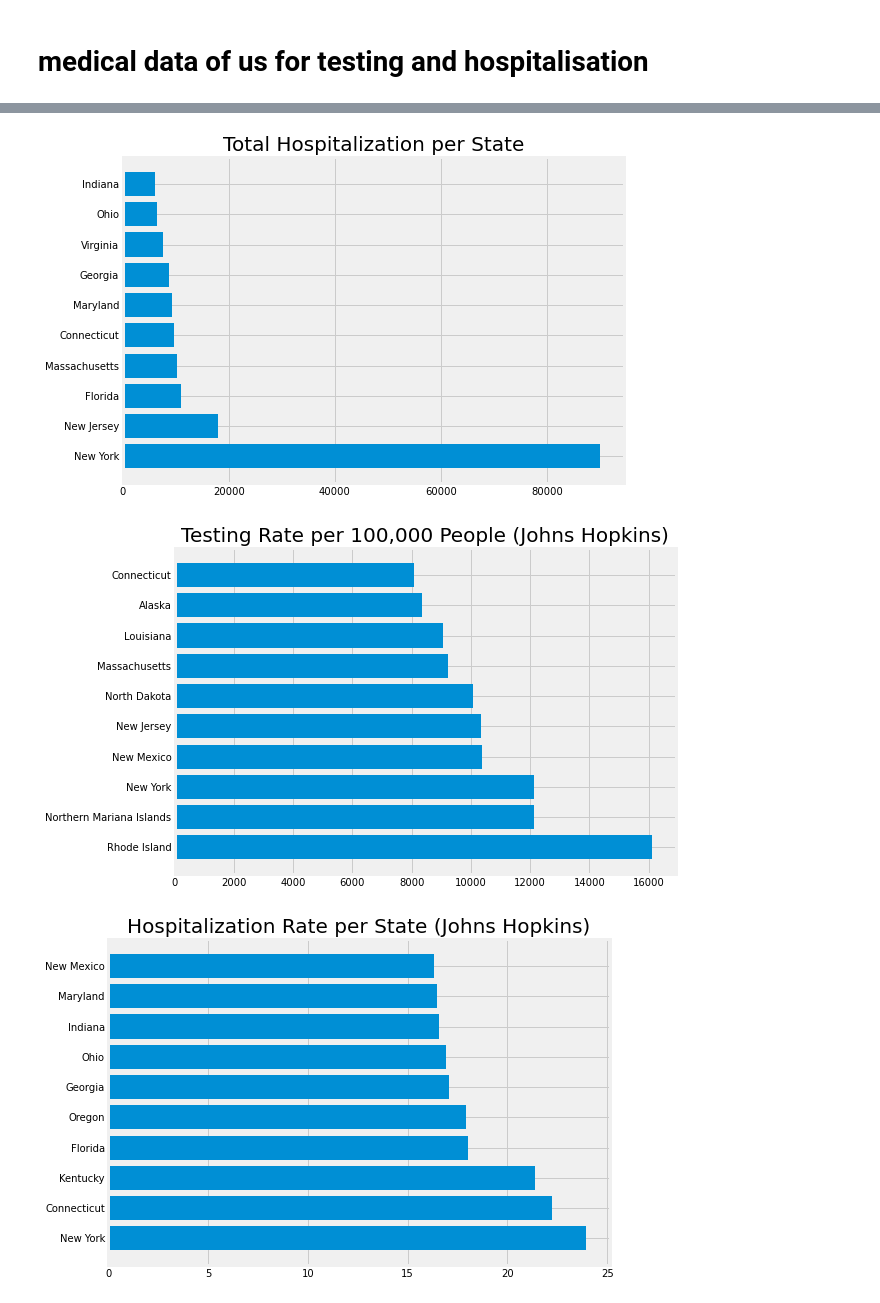
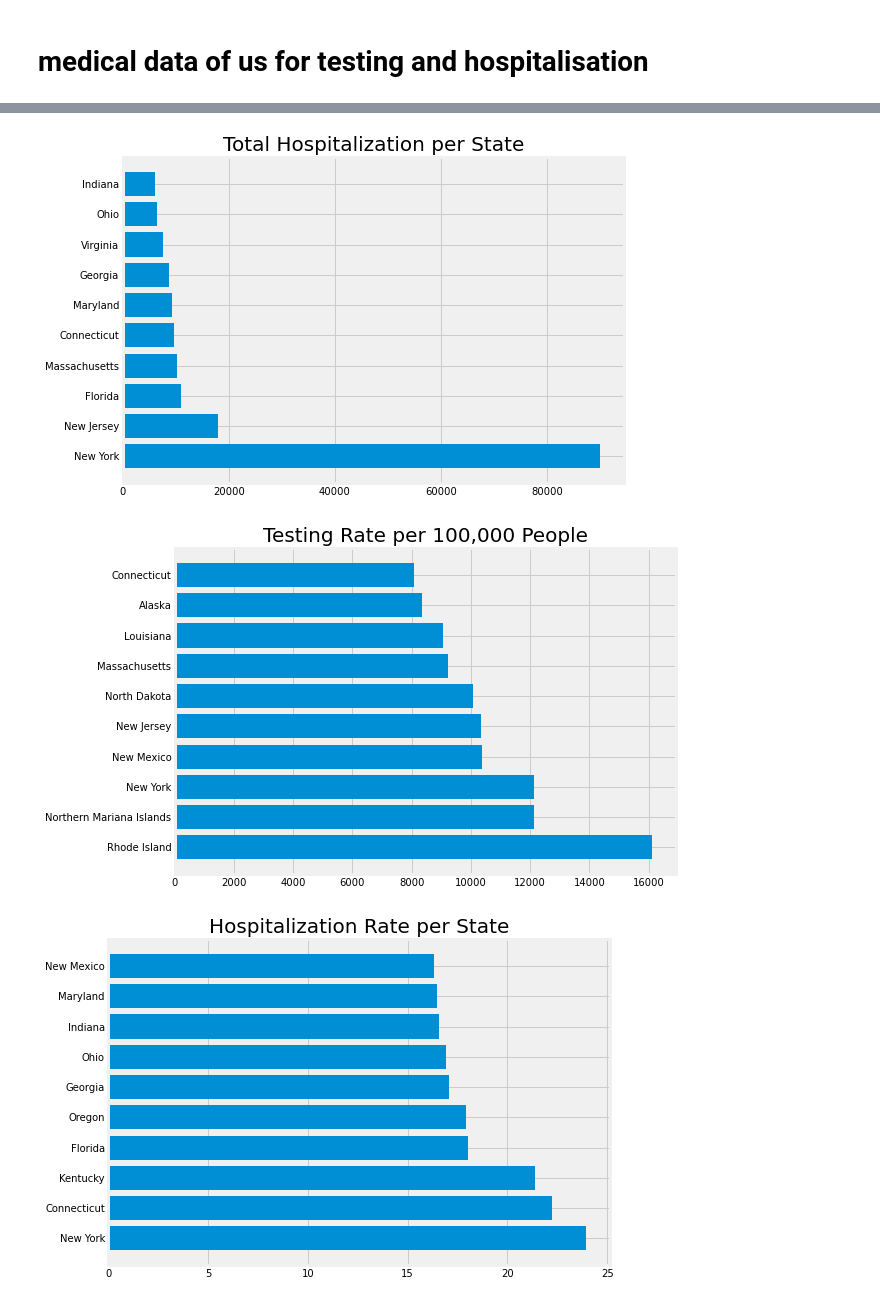
Before and after one commit to a-a-ahmed/Covid-19-Prediction-and-Visualization-using-SVM-Bayesian-Ridge-Polynomial-Regression, a Jupyter notebook: Covid-19 Prediction and Visualization using SVM-Bayesian Ridge-Polynomial Regression.ipynb, the cells around one changed output, grey strips where cells are left out. Cells and saved outputs as stored; diff of their text form; code cells hidden in the pictures.

```diff
--- a/Covid-19 Prediction and Visualization using SVM-Bayesian Ridge-Polynomial Regression.ipynb
+++ b/Covid-19 Prediction and Visualization using SVM-Bayesian Ridge-Polynomial Regression.ipynb
@@ -886,34 +886,34 @@ def plot_us_medical_data():
     testing_number = []
     hospitalization_number = []
     testing_rate = []
     hospitalization_rate = []
 
     for i in states:
         testing_number.append(us_medical_data[us_medical_data['Province_State']==i]['People_Tested'].sum())
         hospitalization_number.append(us_medical_data[us_medical_data['Province_State']==i]['People_Hospitalized'].sum())
         testing_rate.append(us_medical_data[us_medical_data['Province_State']==i]['Testing_Rate'].max())
         hospitalization_rate.append(us_medical_data[us_medical_data['Province_State']==i]['Hospitalization_Rate'].max())
 
     # only show the top 10 states
     testing_states = [k for k, v in sorted(zip(states, testing_number), key=operator.itemgetter(1), reverse=True)]
     hospitalization_states = [k for k, v in sorted(zip(states, hospitalization_number), key=operator.itemgetter(1), reverse=True)]
     testing_rate_states = [k for k, v in sorted(zip(states, testing_rate), key=operator.itemgetter(1), reverse=True)]
     hospitalization_rate_states = [k for k, v in sorted(zip(states, hospitalization_rate), key=operator.itemgetter(1), reverse=True)]
 
     for i in range(len(states)):
         testing_number[i] = us_medical_data[us_medical_data['Province_State']==testing_states[i]]['People_Tested'].sum()
         hospitalization_number[i] = us_medical_data[us_medical_data['Province_State']==hospitalization_states[i]]['People_Hospitalized'].sum()
         testing_rate[i] = us_medical_data[us_medical_data['Province_State']==testing_rate_states[i]]['Testing_Rate'].sum()
         hospitalization_rate[i] = us_medical_data[us_medical_data['Province_State']==hospitalization_rate_states[i]]['Hospitalization_Rate'].sum()
 
     plot_graphs(testing_states[:10], testing_number[:10], 'Total Testing per State')
     plot_graphs(hospitalization_states[:10], hospitalization_number[:10], 'Total Hospitalization per State')
-    plot_graphs(testing_rate_states[:10], testing_rate[:10], 'Testing Rate per 100,000 People (Johns Hopkins)')
-    plot_graphs(hospitalization_rate_states[:10], hospitalization_rate[:10], 'Hospitalization Rate per State (Johns Hopkins)')
+    plot_graphs(testing_rate_states[:10], testing_rate[:10], 'Testing Rate per 100,000 People')
+    plot_graphs(hospitalization_rate_states[:10], hospitalization_rate[:10], 'Hospitalization Rate per State')
 
 plot_us_medical_data()
 # %% [output]
 [figure]
 [figure]
-[figure, old version]
+[figure, new version]
-[figure, old version]
+[figure, new version]
```
